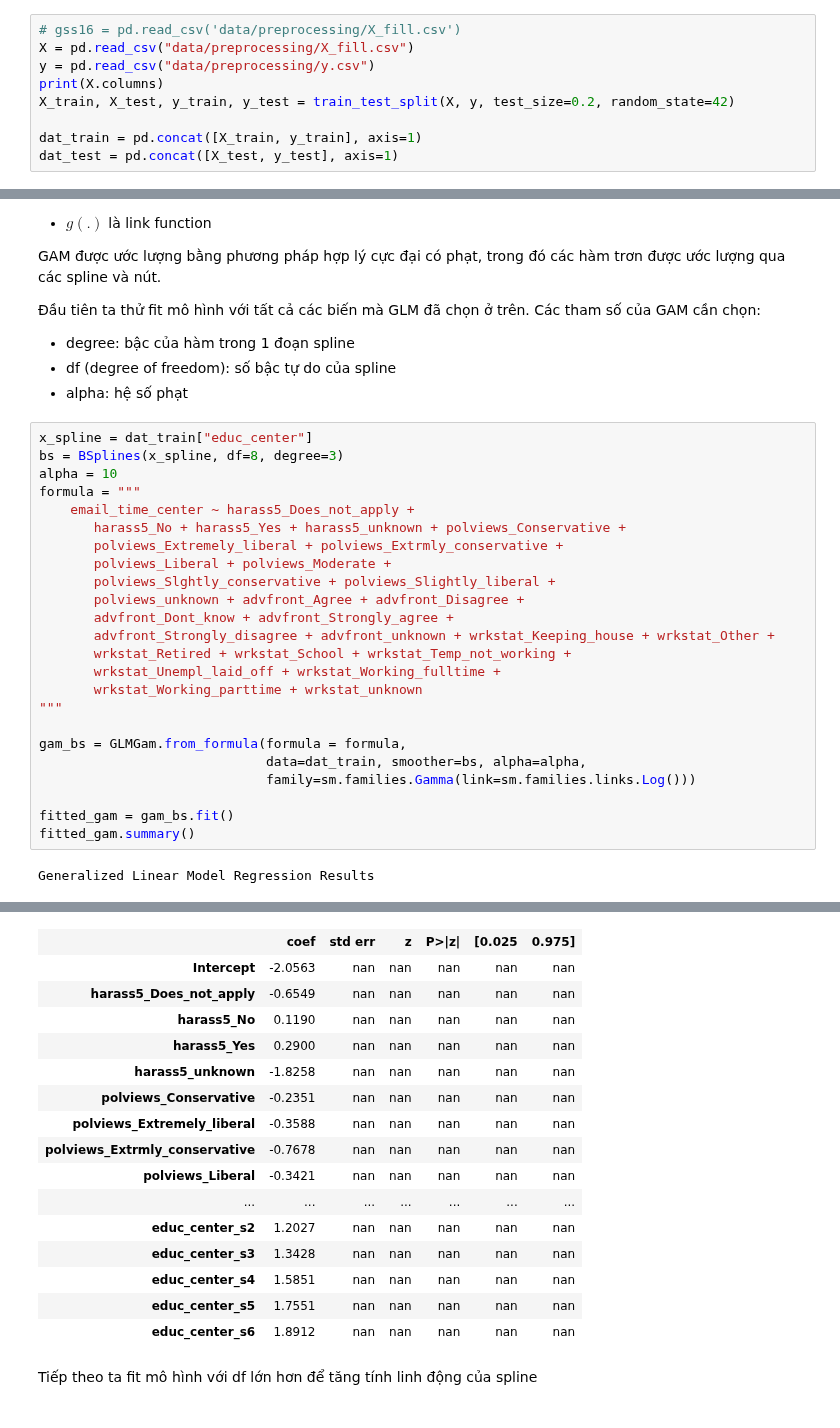
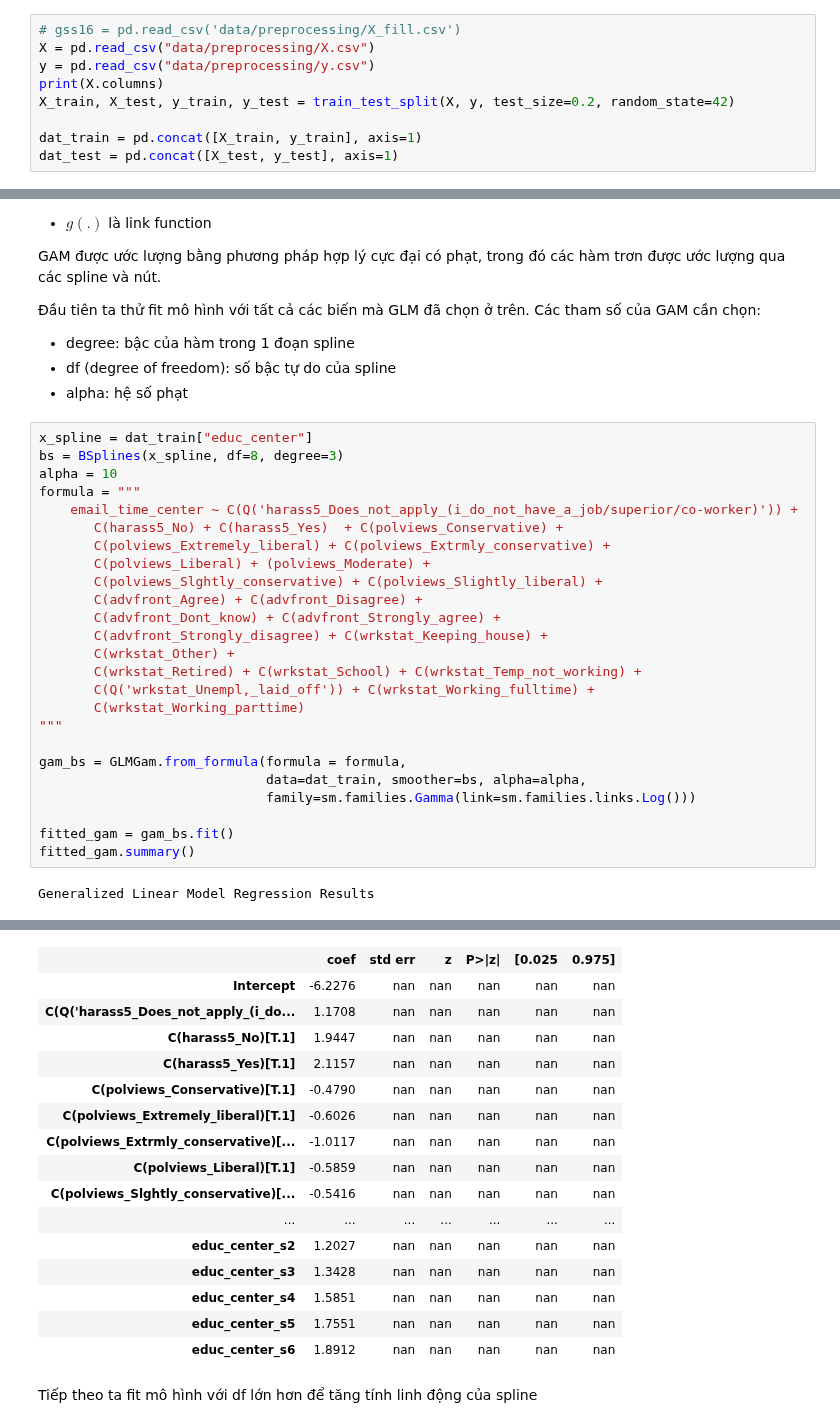
Before and after one commit to batman0911/social-stat-final-term, a Jupyter notebook: glm + gam.ipynb, the cells around one changed output, grey strips where cells are left out. Drawn from its saved outputs; the diff is of its cells as text.

```diff
--- a/glm + gam.ipynb
+++ b/glm + gam.ipynb
@@ -22,7 +22,7 @@ import warnings
 warnings.filterwarnings('ignore')
 # %%
 # gss16 = pd.read_csv('data/preprocessing/X_fill.csv')
-X = pd.read_csv("data/preprocessing/X_fill.csv")
+X = pd.read_csv("data/preprocessing/X.csv")
 y = pd.read_csv("data/preprocessing/y.csv")
 print(X.columns)
 X_train, X_test, y_train, y_test = train_test_split(X, y, test_size=0.2, random_state=42)
@@ -71,17 +70,18 @@ x_spline = dat_train["educ_center"]
 bs = BSplines(x_spline, df=8, degree=3)
 alpha = 10
 formula = """
-    email_time_center ~ harass5_Does_not_apply +
-       harass5_No + harass5_Yes + harass5_unknown + polviews_Conservative +
-       polviews_Extremely_liberal + polviews_Extrmly_conservative +
-       polviews_Liberal + polviews_Moderate +
-       polviews_Slghtly_conservative + polviews_Slightly_liberal +
-       polviews_unknown + advfront_Agree + advfront_Disagree +
-       advfront_Dont_know + advfront_Strongly_agree +
-       advfront_Strongly_disagree + advfront_unknown + wrkstat_Keeping_house + wrkstat_Other +
-       wrkstat_Retired + wrkstat_School + wrkstat_Temp_not_working +
-       wrkstat_Unempl_laid_off + wrkstat_Working_fulltime +
-       wrkstat_Working_parttime + wrkstat_unknown
+    email_time_center ~ C(Q('harass5_Does_not_apply_(i_do_not_have_a_job/superior/co-worker)')) +
+       C(harass5_No) + C(harass5_Yes)  + C(polviews_Conservative) +
+       C(polviews_Extremely_liberal) + C(polviews_Extrmly_conservative) +
+       C(polviews_Liberal) + (polviews_Moderate) +
+       C(polviews_Slghtly_conservative) + C(polviews_Slightly_liberal) +
+       C(advfront_Agree) + C(advfront_Disagree) +
+       C(advfront_Dont_know) + C(advfront_Strongly_agree) +
+       C(advfront_Strongly_disagree) + C(wrkstat_Keeping_house) +
+       C(wrkstat_Other) +
+       C(wrkstat_Retired) + C(wrkstat_School) + C(wrkstat_Temp_not_working) +
+       C(Q('wrkstat_Unempl,_laid_off')) + C(wrkstat_Working_fulltime) +
+       C(wrkstat_Working_parttime)
 """
 
 gam_bs = GLMGam.from_formula(formula = formula,
@@ -102,15 +102,15 @@ Generalized Linear Model Regression Results
 | No. Iterations: | 22 | Pseudo R-squ. (CS): | nan |
 | Covariance Type: | nonrobust |  |  |
 |  | coef | std err | z | P>|z| | [0.025 | 0.975] |
-| Intercept | -2.0563 | nan | nan | nan | nan | nan |
-| harass5_Does_not_apply | -0.6549 | nan | nan | nan | nan | nan |
-| harass5_No | 0.1190 | nan | nan | nan | nan | nan |
-| harass5_Yes | 0.2900 | nan | nan | nan | nan | nan |
-| harass5_unknown | -1.8258 | nan | nan | nan | nan | nan |
-| polviews_Conservative | -0.2351 | nan | nan | nan | nan | nan |
-| polviews_Extremely_liberal | -0.3588 | nan | nan | nan | nan | nan |
-| polviews_Extrmly_conservative | -0.7678 | nan | nan | nan | nan | nan |
-| polviews_Liberal | -0.3421 | nan | nan | nan | nan | nan |
+| Intercept | -6.2276 | nan | nan | nan | nan | nan |
+| C(Q('harass5_Does_not_apply_(i_do... | 1.1708 | nan | nan | nan | nan | nan |
+| C(harass5_No)[T.1] | 1.9447 | nan | nan | nan | nan | nan |
+| C(harass5_Yes)[T.1] | 2.1157 | nan | nan | nan | nan | nan |
+| C(polviews_Conservative)[T.1] | -0.4790 | nan | nan | nan | nan | nan |
+| C(polviews_Extremely_liberal)[T.1] | -0.6026 | nan | nan | nan | nan | nan |
+| C(polviews_Extrmly_conservative)[... | -1.0117 | nan | nan | nan | nan | nan |
+| C(polviews_Liberal)[T.1] | -0.5859 | nan | nan | nan | nan | nan |
+| C(polviews_Slghtly_conservative)[... | -0.5416 | nan | nan | nan | nan | nan |
 | ... | ... | ... | ... | ... | ... | ... |
 | educ_center_s2 | 1.2027 | nan | nan | nan | nan | nan |
 | educ_center_s3 | 1.3428 | nan | nan | nan | nan | nan |
```
Also changed, not shown: parts of 10 cells of this notebook, 1 other file.
